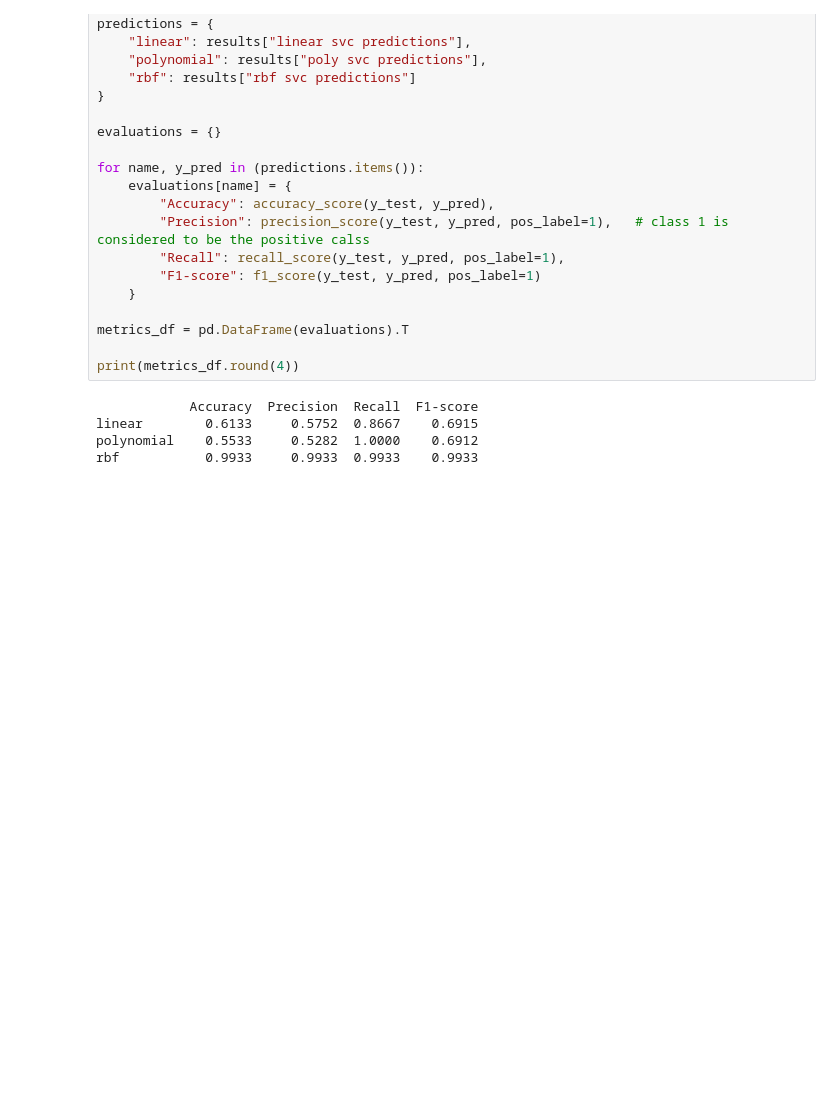
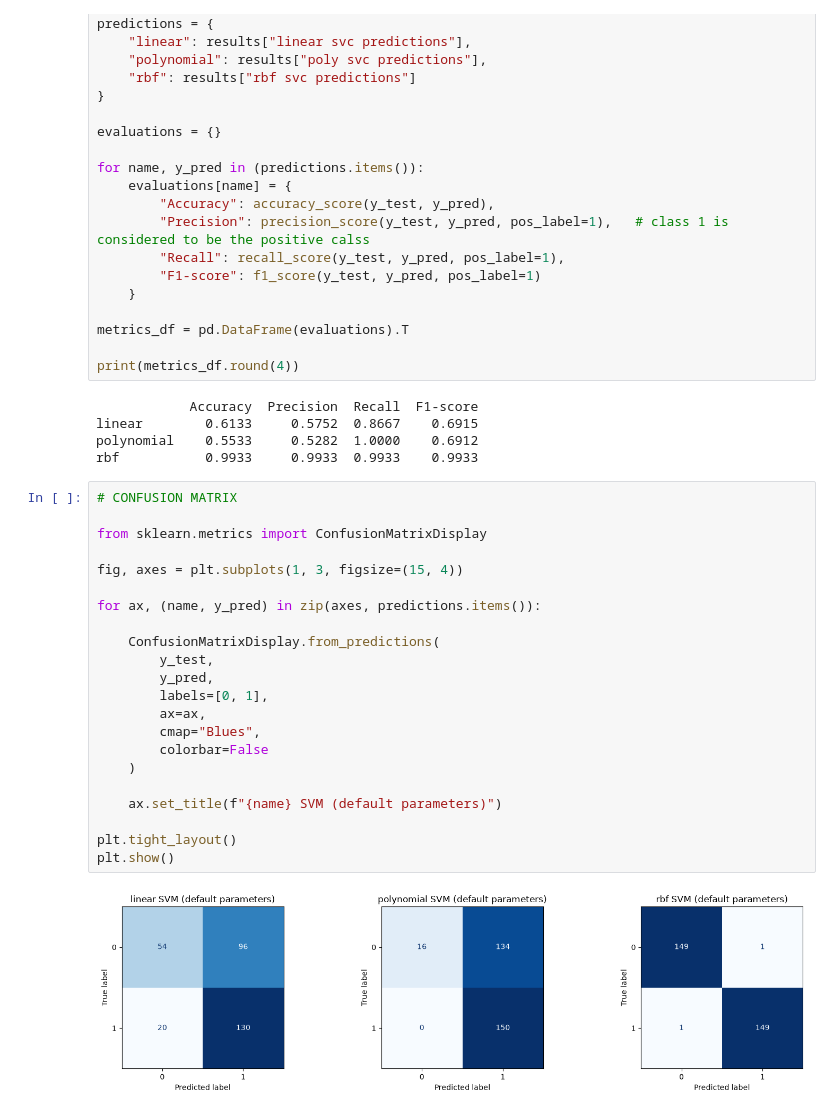
Before and after one commit to HelinaAsadi/SVM_Classification, a Jupyter notebook: Phase1_Synthetic_Data/evaluation.ipynb, the cells around one changed output. Drawn from its saved outputs; the diff is of its cells as text; blank space fills up the shorter version.

```diff
--- a/Phase1_Synthetic_Data/evaluation.ipynb
+++ b/Phase1_Synthetic_Data/evaluation.ipynb
@@ -66,3 +67,27 @@ print(metrics_df.round(4))
 linear        0.6133     0.5752  0.8667    0.6915
 polynomial    0.5533     0.5282  1.0000    0.6912
 rbf           0.9933     0.9933  0.9933    0.9933
+# %%
+# CONFUSION MATRIX
+
+from sklearn.metrics import ConfusionMatrixDisplay
+
+fig, axes = plt.subplots(1, 3, figsize=(15, 4))
+
+for ax, (name, y_pred) in zip(axes, predictions.items()):
+
+    ConfusionMatrixDisplay.from_predictions(
+        y_test,
+        y_pred,
+        labels=[0, 1],
+        ax=ax,
+        cmap="Blues",
+        colorbar=False
+    )
+
+    ax.set_title(f"{name} SVM (default parameters)")
+
+plt.tight_layout()
+plt.show()
+# %% [output]
+[figure, added]
```
Also changed, not shown: parts of 2 cells of this notebook.
